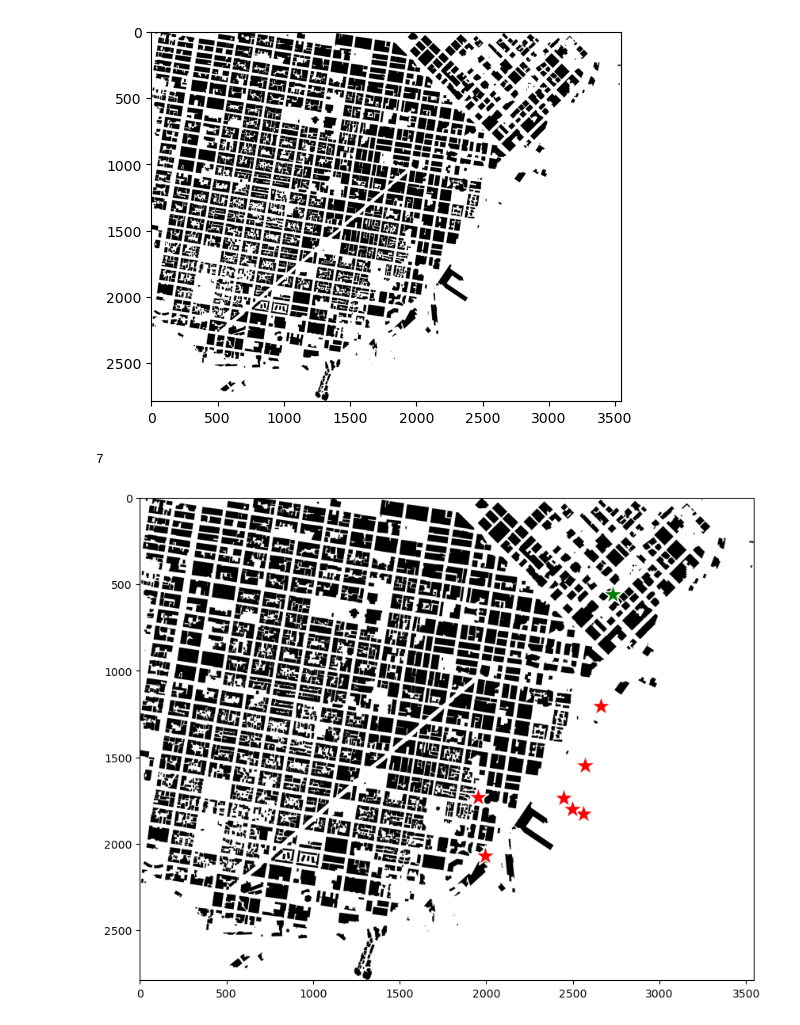
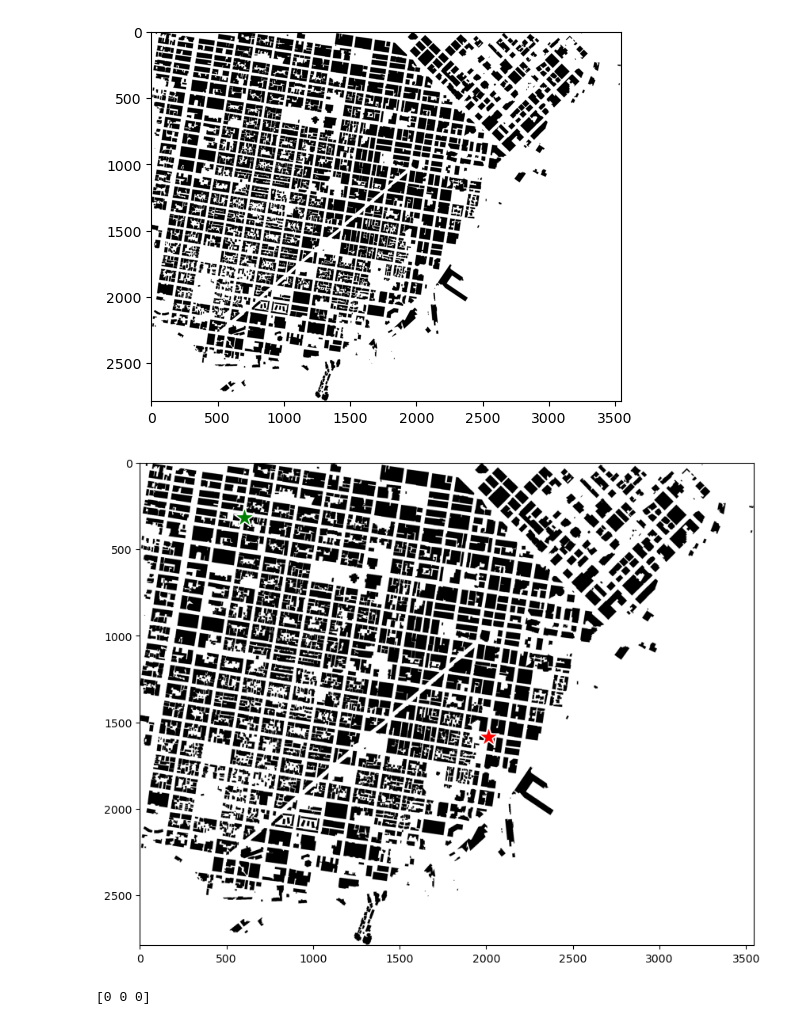
Before and after one commit to vjayam07/cerebral-valley-hackathon, a Jupyter notebook: testing_train_data.ipynb, the cells around one changed output. Saved outputs shown, nothing was run; the diff lists cells and outputs as text; code cells hidden in the pictures.

```diff
--- a/testing_train_data.ipynb
+++ b/testing_train_data.ipynb
@@ -25,6 +25,6 @@ signal_received = df[df['rssi'] != -1000.0].copy()
 signal_not_received = df[df['rssi'] == -1000.0].copy()
 
 df_signal = signal_received
-tx_signal = df_signal[df_signal['transmitter'] == 'tx4'].copy()
+tx_signal = df_signal[df_signal['transmitter'] == 'tx2'].copy()
 print(tx_signal['rssi'].max())
 # %% [output]
@@ -56,28 +56,27 @@ plt.imshow(test_img)
 [figure]
 # %%
 df_signal = tx_signal
-
-present_loc, ground_truth
 
 ground_truth = [df_signal.iloc[0]['tx_location_i'], df_signal.iloc[0]['tx_location_j']]
 input_points = [ground_truth]
 input_labels = [1]
 
-ts = np.arange(0, len(df_signal), 5)
-print(len(ts))
+ts = np.arange(0, len(df_signal), 10000)
 for t in ts:
     present_loc = [df_signal.iloc[t]['i'], df_signal.iloc[t]['j']]
     input_points.append(present_loc)
     input_labels.append(0)
 
 input_points = np.array(input_points)
 input_labels = np.array(input_labels)
 
 plt.figure(figsize=(10,10))
 plt.imshow(test_img)
 show_points(input_points, input_labels, plt.gca())
 plt.axis('on')
 plt.show()
+
+print(test_img[input_points[0][0], input_points[0][1]])
 # %% [output]
+[figure, new version]
-7
+[0 0 0]
-[figure, old version]
```
Also changed, not shown: parts of 2 cells of this notebook, 1 other file.
